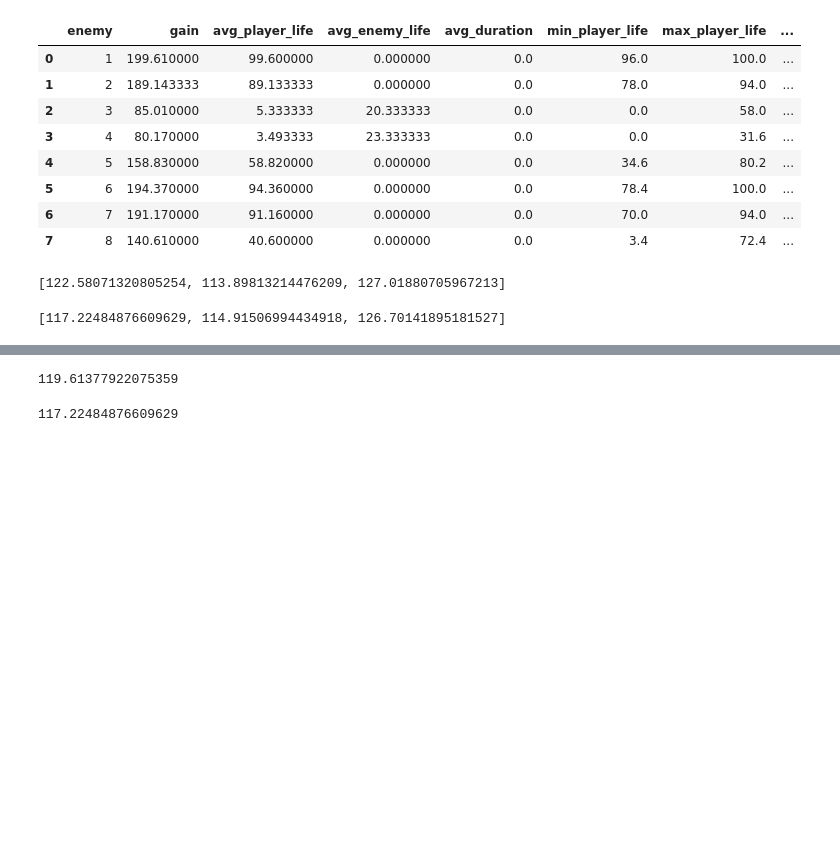
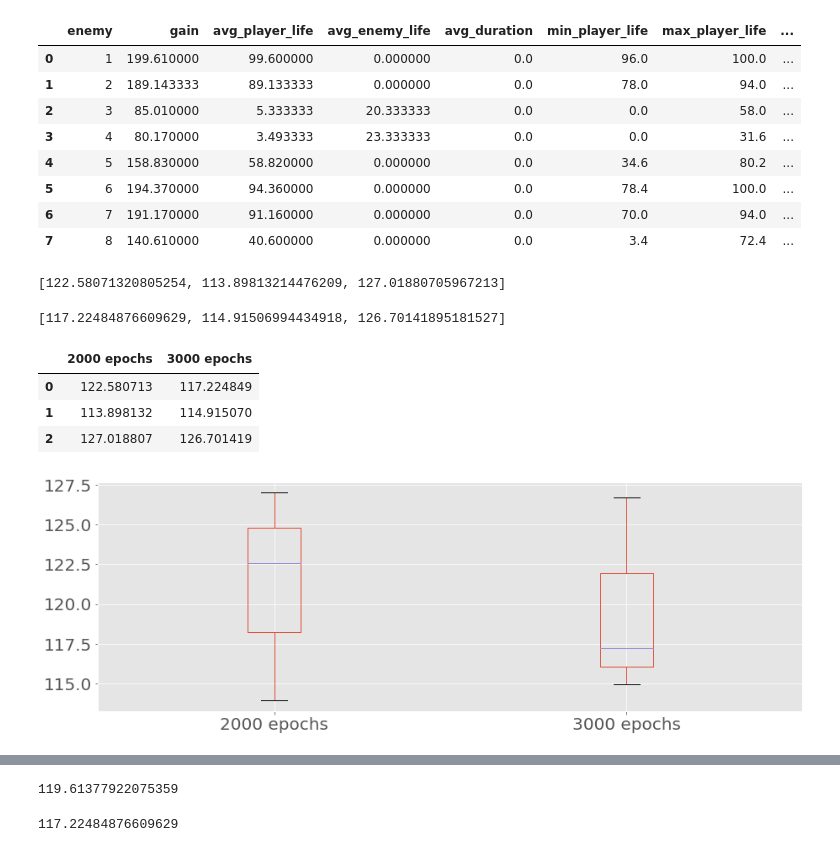
Before and after one commit to gabrielxzc/evoman-game-playing-competition-WCCI-2020, a Jupyter notebook: report_helper.ipynb, the cells around one changed output, grey strips where cells are left out. Cells and saved outputs as stored; diff of their text form; code cells hidden in the pictures; blank space fills up the shorter version.

```diff
--- a/report_helper.ipynb
+++ b/report_helper.ipynb
@@ -147,3 +161,17 @@ r2
 r3
 # %% [output]
 [117.22484876609629, 114.91506994434918, 126.70141895181527]
+# %%
+r = pd.DataFrame(zip(r2, r3), columns=['2000 epochs', '3000 epochs'])
+# %%
+r
+# %% [output]
+|  | 2000 epochs | 3000 epochs |
+| 0 | 122.580713 | 117.224849 |
+| 1 | 113.898132 | 114.915070 |
+| 2 | 127.018807 | 126.701419 |
+# %%
+_ = r.boxplot()
+plt.savefig('paper/images/final_epochs_comparison.eps', format='eps')
+# %% [output]
+[figure, added]
```
Also changed, not shown: parts of 12 cells of this notebook, 22 other files.
